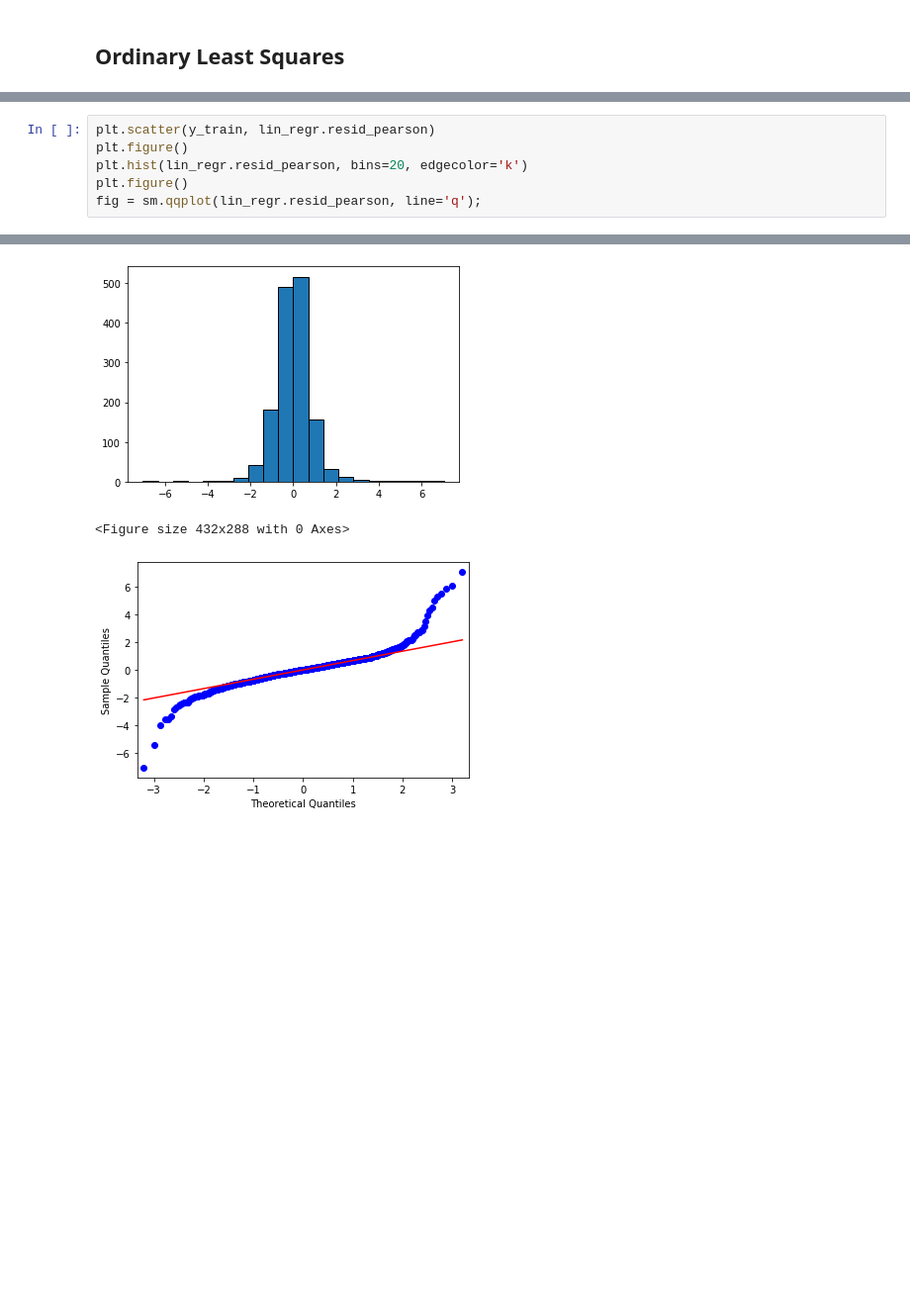
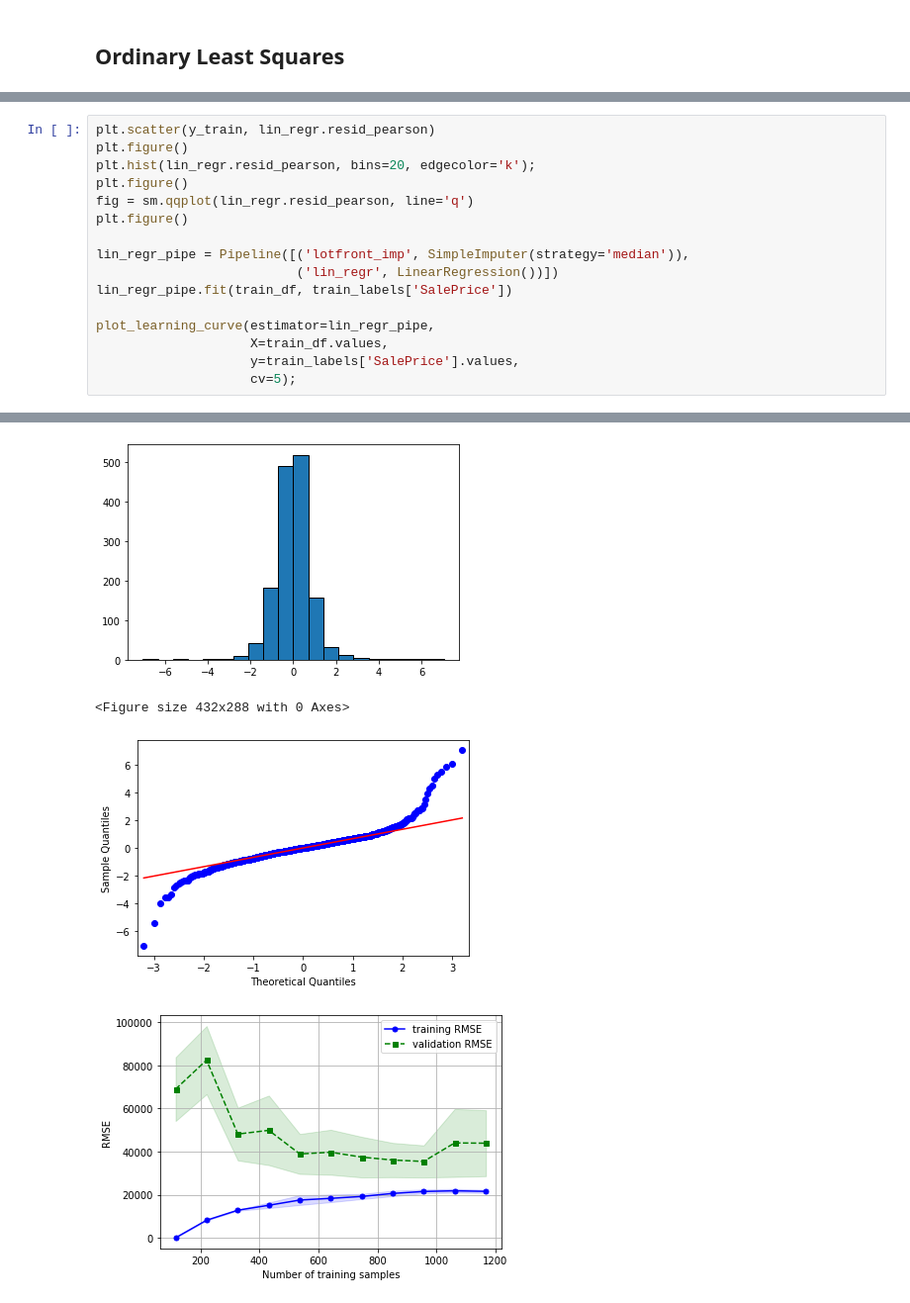
Before and after one commit to W-Tran/advanced-regression-techniques, a Jupyter notebook: advanced-regression-techniques.ipynb, the cells around one changed output, grey strips where cells are left out. Shown: that part at 99% size. Cells and saved outputs as stored; diff of their text form; blank space fills up the shorter version.

```diff
--- a/advanced-regression-techniques.ipynb
+++ b/advanced-regression-techniques.ipynb
@@ -539,14 +550,25 @@ strong multicollinearity problems or that the design matrix is singular.
 # %%
 plt.scatter(y_train, lin_regr.resid_pearson)
 plt.figure()
-plt.hist(lin_regr.resid_pearson, bins=20, edgecolor='k')
+plt.hist(lin_regr.resid_pearson, bins=20, edgecolor='k');
 plt.figure()
-fig = sm.qqplot(lin_regr.resid_pearson, line='q');
+fig = sm.qqplot(lin_regr.resid_pearson, line='q')
+plt.figure()
+
+lin_regr_pipe = Pipeline([('lotfront_imp', SimpleImputer(strategy='median')),
+                          ('lin_regr', LinearRegression())])
+lin_regr_pipe.fit(train_df, train_labels['SalePrice'])
+
+plot_learning_curve(estimator=lin_regr_pipe,
+                    X=train_df.values,
+                    y=train_labels['SalePrice'].values,
+                    cv=5);
 # %% [output]
 [figure]
 [figure]
 <Figure size 432x288 with 0 Axes>
 [figure]
+[figure, added]
 # %% [markdown]
 **Observations**
 
```
Also changed, not shown: parts of 29 cells of this notebook.
